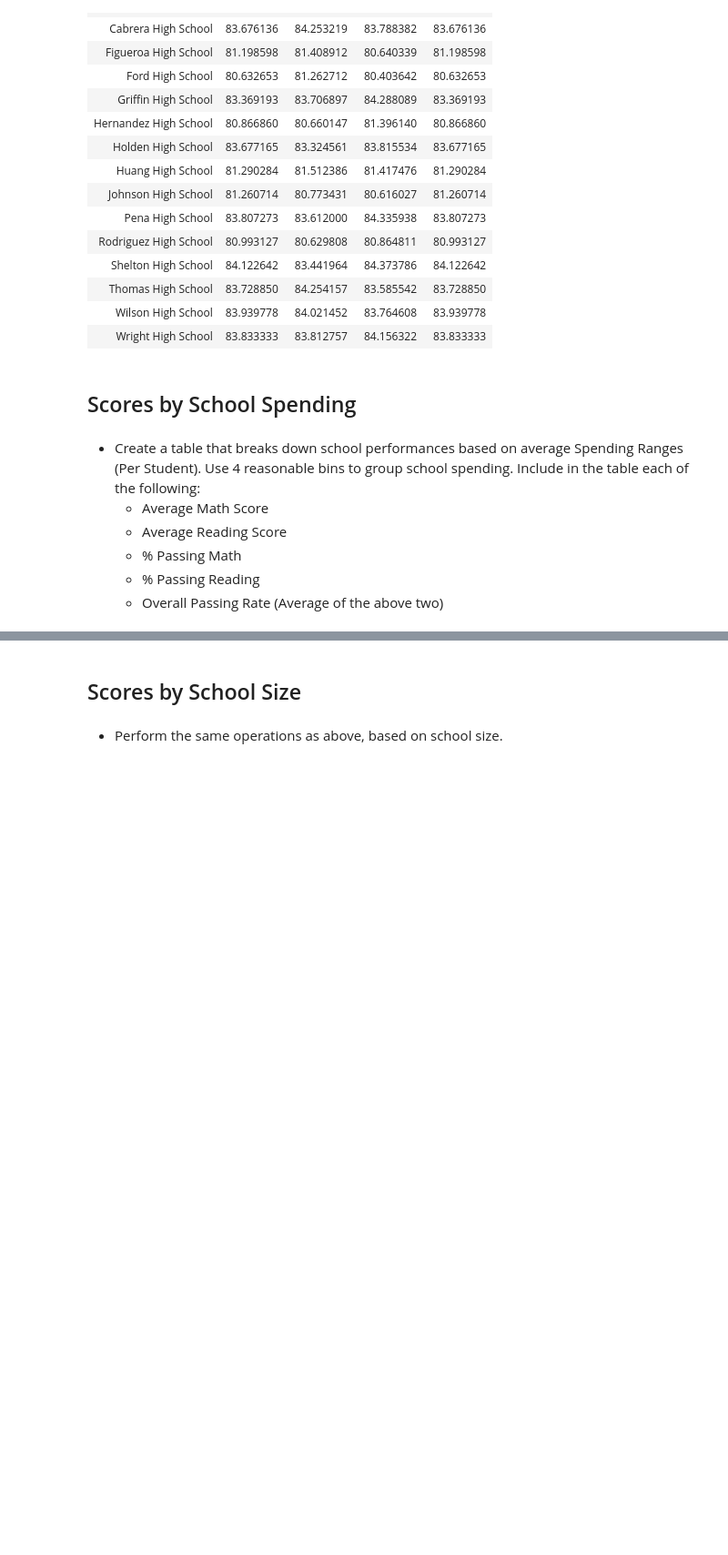
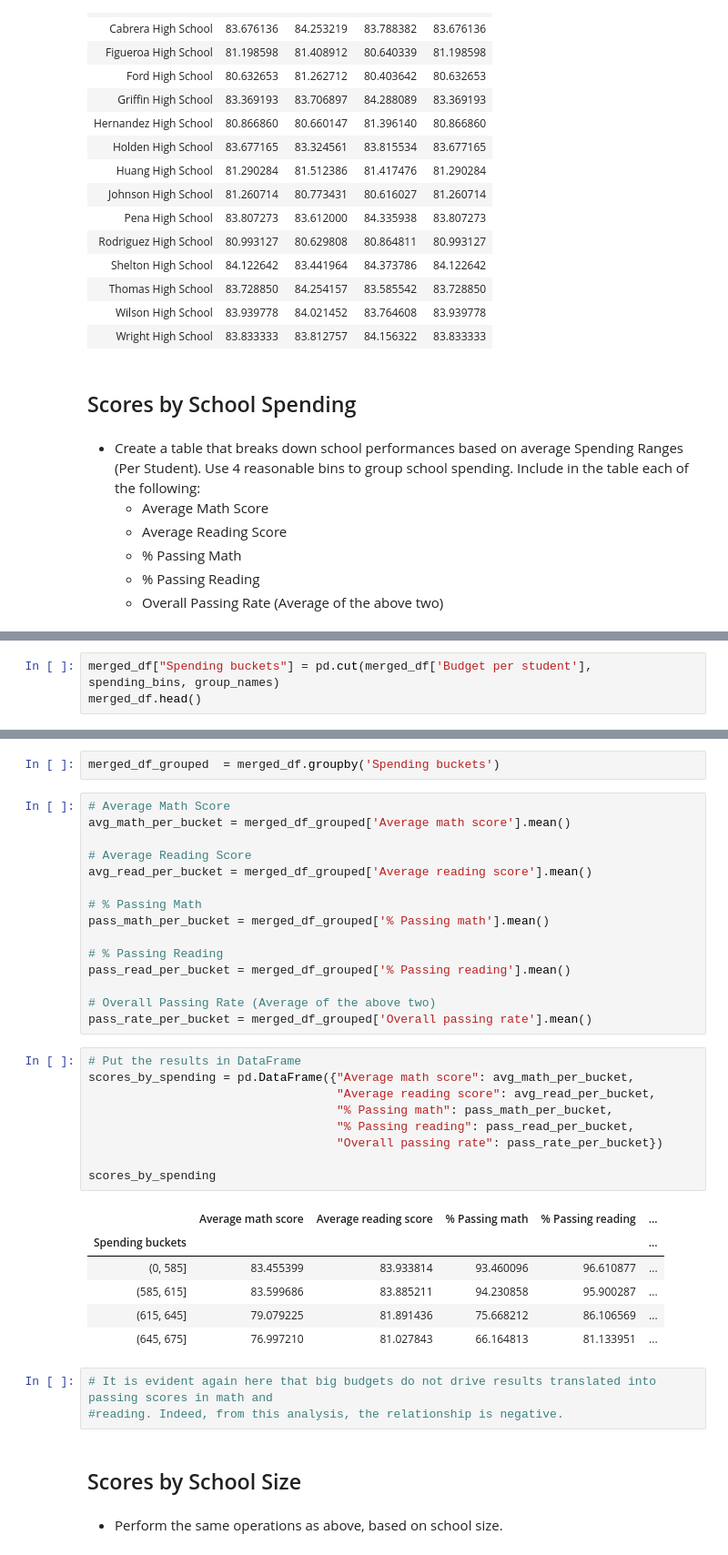
Before and after one commit to fcorreia3/pandas-challenge, a Jupyter notebook: PyCitySchools/PyCitySchools_starter.ipynb, the cells around one changed output, grey strips where cells are left out. Shown at 91% size. Drawn from its saved outputs; the diff is of its cells as text; blank space fills up the shorter version.

```diff
--- a/PyCitySchools/PyCitySchools_starter.ipynb
+++ b/PyCitySchools/PyCitySchools_starter.ipynb
@@ -738,0 +686,3 @@ group_names = ["<$585", "$585-615", "$615-645", "$645-675"]
+# %%
+merged_df["Spending buckets"] = pd.cut(merged_df['Budget per student'], spending_bins, group_names)
+merged_df.head()
@@ -739,3 +696,39 @@ group_names = ["<$585", "$585-615", "$615-645", "$645-675"]
+# %%
+merged_df_grouped  = merged_df.groupby('Spending buckets')
+# %%
+# Average Math Score
+avg_math_per_bucket = merged_df_grouped['Average math score'].mean()
+
+# Average Reading Score
+avg_read_per_bucket = merged_df_grouped['Average reading score'].mean()
+
+# % Passing Math
+pass_math_per_bucket = merged_df_grouped['% Passing math'].mean()
+
+# % Passing Reading
+pass_read_per_bucket = merged_df_grouped['% Passing reading'].mean()
+
+# Overall Passing Rate (Average of the above two)
+pass_rate_per_bucket = merged_df_grouped['Overall passing rate'].mean()
+# %%
+# Put the results in DataFrame
+scores_by_spending = pd.DataFrame({"Average math score": avg_math_per_bucket,
+                                   "Average reading score": avg_read_per_bucket,
+                                   "% Passing math": pass_math_per_bucket,
+                                   "% Passing reading": pass_read_per_bucket,
+                                   "Overall passing rate": pass_rate_per_bucket})
+
+scores_by_spending
+# %% [output]
+|  | Average math score | Average reading score | % Passing math | % Passing reading | ... |
+| Spending buckets |  |  |  |  | ... |
+| (0, 585] | 83.455399 | 83.933814 | 93.460096 | 96.610877 | ... |
+| (585, 615] | 83.599686 | 83.885211 | 94.230858 | 95.900287 | ... |
+| (615, 645] | 79.079225 | 81.891436 | 75.668212 | 86.106569 | ... |
+| (645, 675] | 76.997210 | 81.027843 | 66.164813 | 81.133951 | ... |
+# %%
+# It is evident again here that big budgets do not drive results translated into passing scores in math and
+#reading. Indeed, from this analysis, the relationship is negative.
 # %% [markdown]
 ## Scores by School Size
 # %% [markdown]
```
Also changed, not shown: parts of 17 cells of this notebook, 1 other file.
